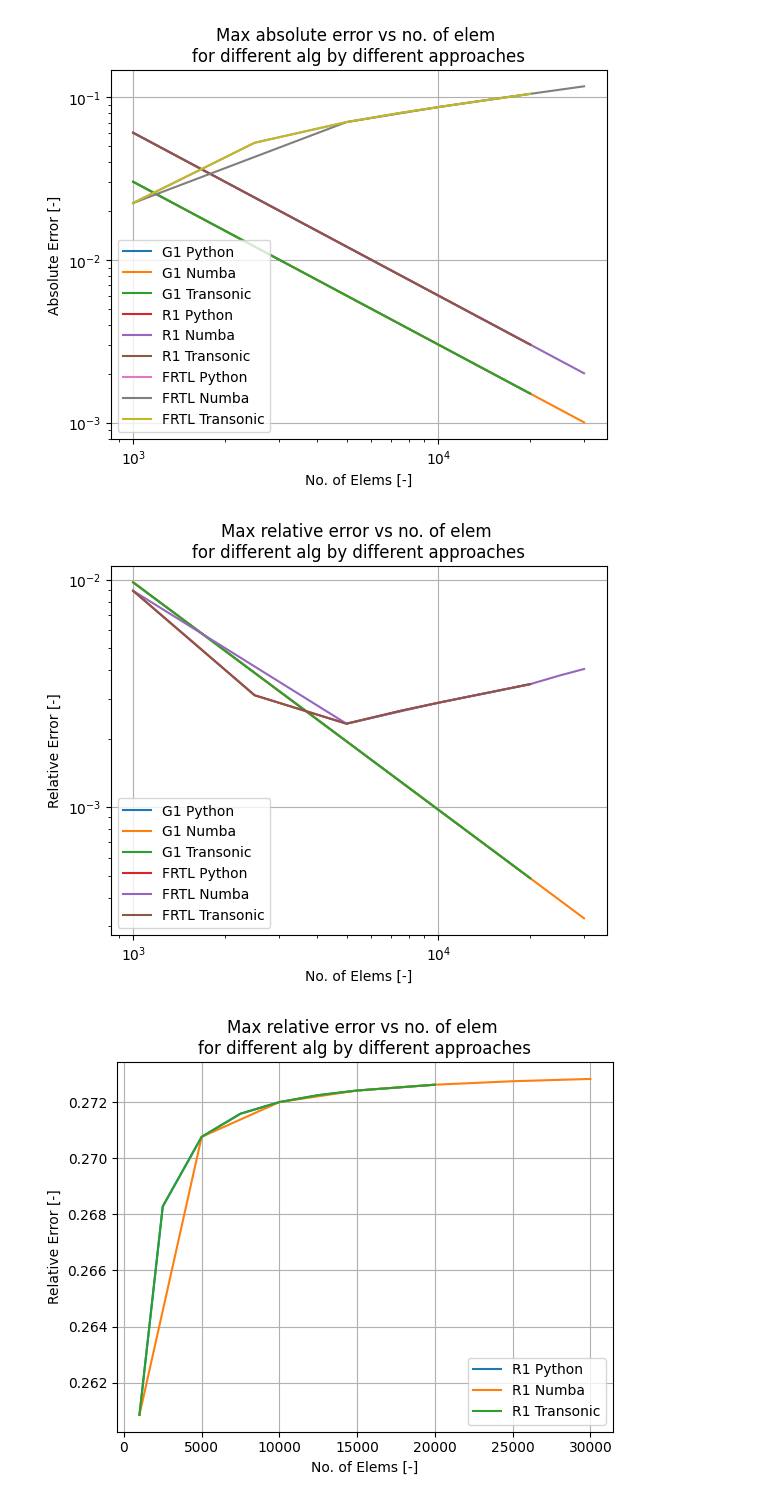
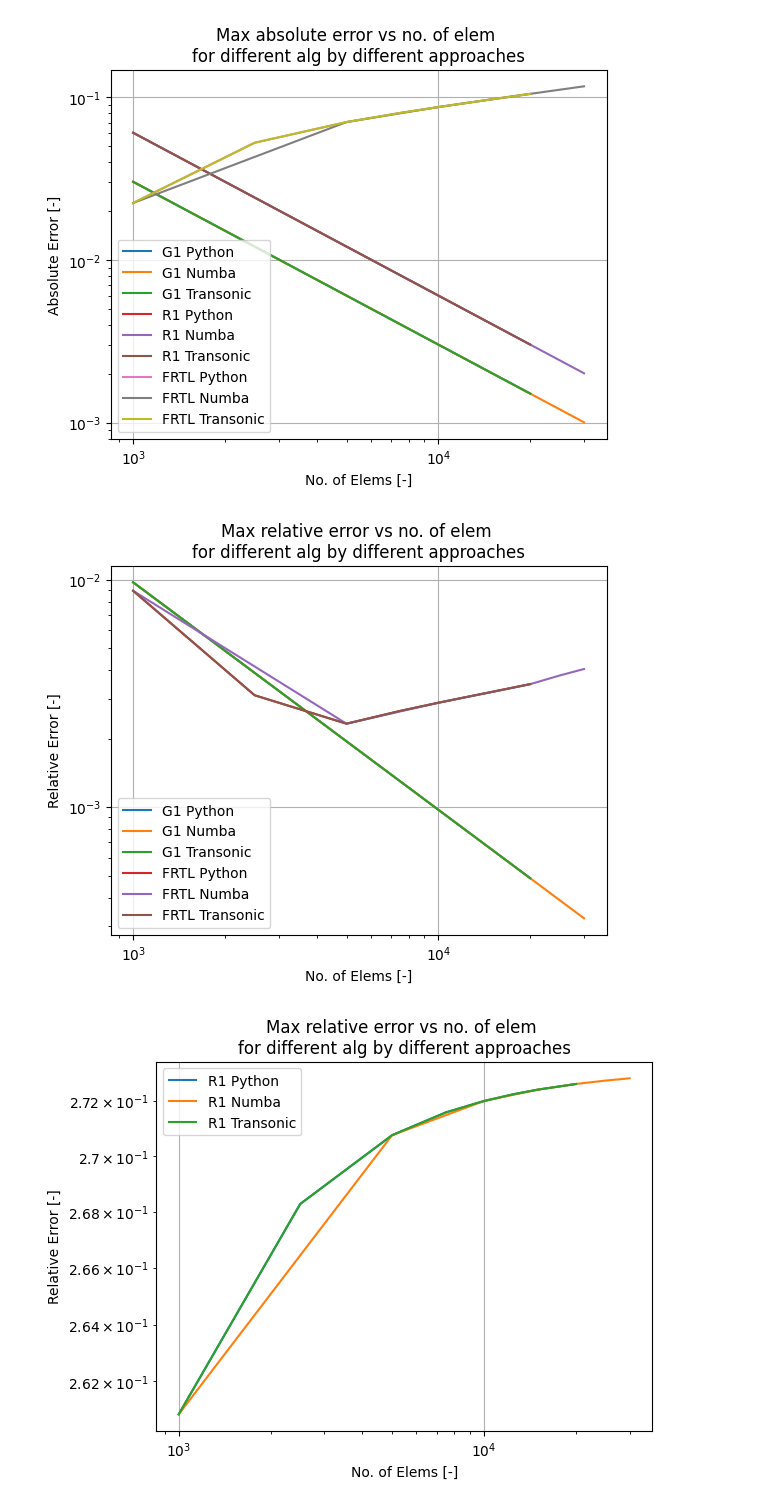
Before and after one commit to echemdb/ec-tools, a Jupyter notebook: ec_tools/Seminar/py_functions/Benchmark/Print_Benchmark.ipynb, the cells around one changed output. Drawn from its saved outputs; the diff is of its cells as text; code cells hidden in the pictures.

Commit message:
save images of benchmark as png

```diff
--- a/ec_tools/Seminar/py_functions/Benchmark/Print_Benchmark.ipynb
+++ b/ec_tools/Seminar/py_functions/Benchmark/Print_Benchmark.ipynb
@@ -5,10 +5,10 @@ import numpy as np
 import pandas as pd
 import matplotlib.pyplot as plt
 # %%
-# Should save figures as png
-save_figs = True
+# Save figures as png?
+save_figs = False
 # Define image name (for export)
-FIGNAME = "Test"
+FIGNAME = "Benchmark_12_23"
 
 ## Define Filenames
 
@@ -96,17 +104,22 @@ plt.legend(['G1 Python', 'G1 Numba', 'G1 Transonic',
 plt.xlabel('No. of Elems [-]')
 plt.ylabel('Relative Error [-]')
 plt.grid(visible=True)
+if save_figs:
+    plt.savefig(''.join(['images/',FIGNAME,'_rel_err_1.png']), dpi=600)
 plt.show()
-
-## Plot absolute error vs elems for each alg and each approach
-plt.plot(df_py['N'],df_py['e_rel_R1_max'], df_nu['N'],df_nu['e_rel_R1_max'], df_tr['N'],df_tr['e_rel_R1_max'])
-
-plt.title('Max relative error vs no. of elem \nfor different alg by different approaches')
-plt.legend(['R1 Python', 'R1 Numba', 'R1 Transonic'])
-plt.xlabel('No. of Elems [-]')
-plt.ylabel('Relative Error [-]')
-plt.grid(visible=True)
-plt.show()
 # %% [output]
 [figure]
-[figure, removed]
+# %%
+## Plot absolute error vs elems for each alg and each approach
+plt.loglog(df_py['N'],df_py['e_rel_R1_max'], df_nu['N'],df_nu['e_rel_R1_max'], df_tr['N'],df_tr['e_rel_R1_max'])
+
+plt.title('Max relative error vs no. of elem \nfor different alg by different approaches')
+plt.legend(['R1 Python', 'R1 Numba', 'R1 Transonic'])
+plt.xlabel('No. of Elems [-]')
+plt.ylabel('Relative Error [-]')
+plt.grid(visible=True)
+if save_figs:
+    plt.savefig(''.join(['images/',FIGNAME,'_rel_err_2.png']), dpi=600)
+plt.show()
+# %% [output]
+[figure, added]
```
Also changed, not shown: parts of 4 cells of this notebook, 8 other files.
